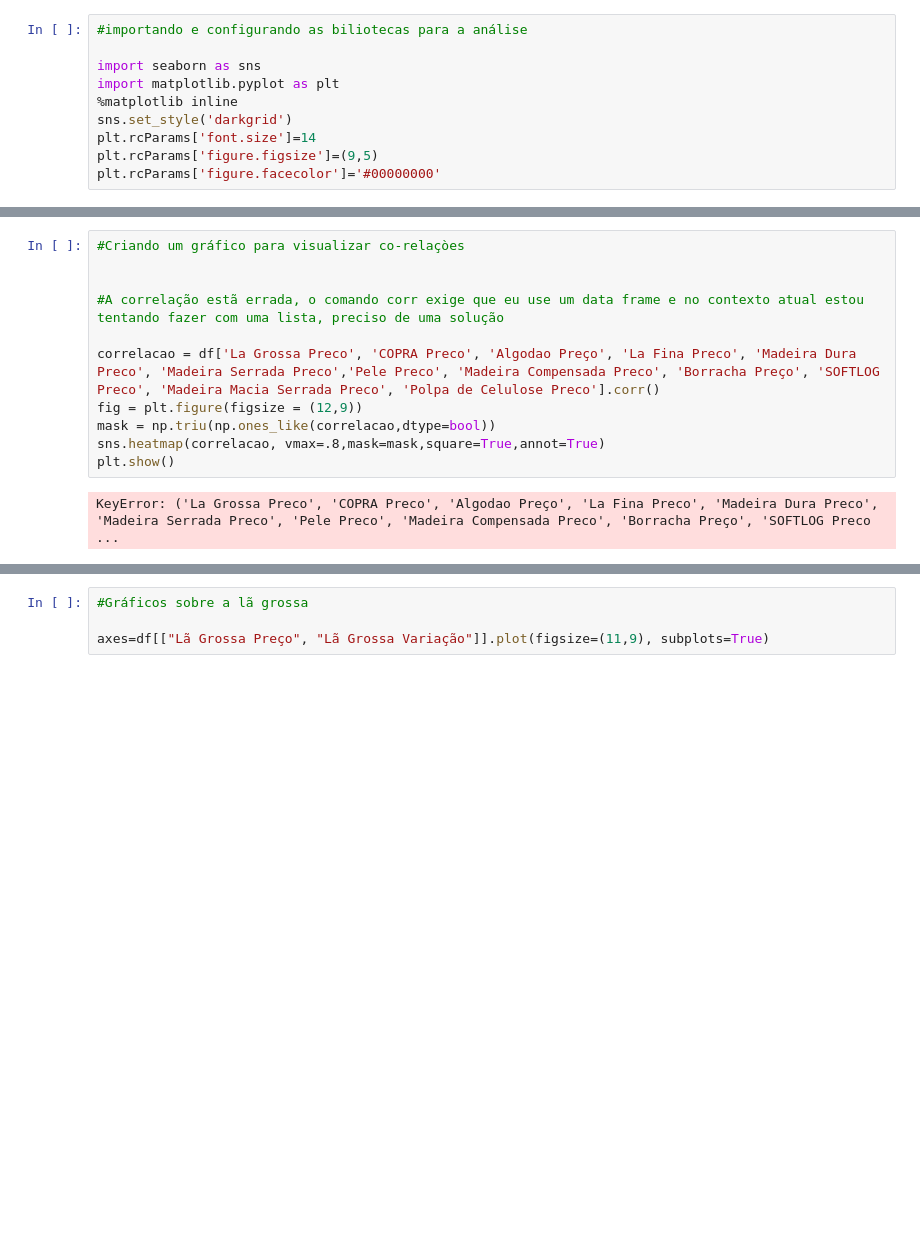
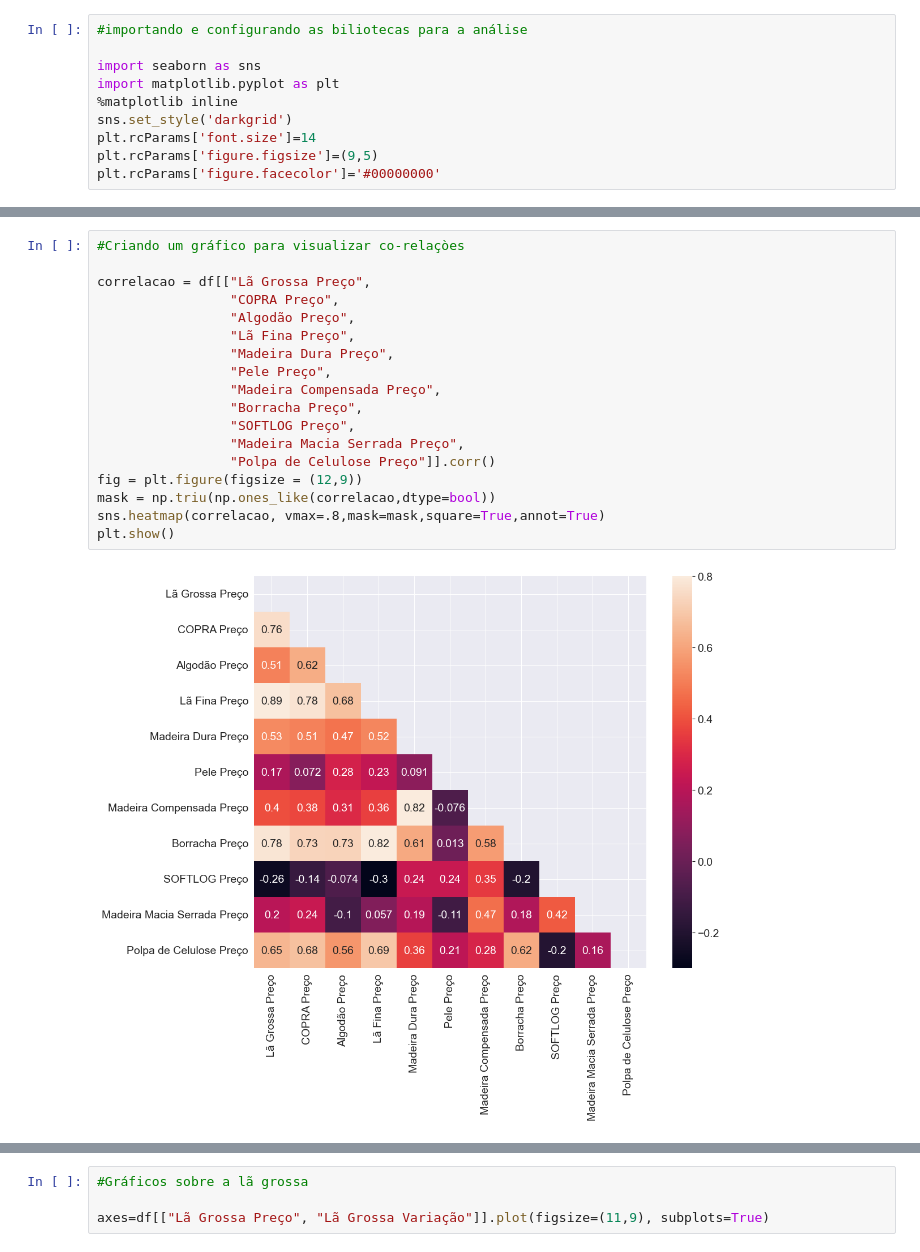
Before and after one commit to silaslva/Projeto_1_Analise-de-dados, a Jupyter notebook: base.ipynb, the cells around one changed output, grey strips where cells are left out. Saved outputs shown, nothing was run; the diff lists cells and outputs as text; blank space fills up the shorter version.

```diff
--- a/base.ipynb
+++ b/base.ipynb
@@ -286,13 +302,20 @@ plt.rcParams.keys()
 # %%
 #Criando um gráfico para visualizar co-relaçòes
 
-
-#A correlação estã errada, o comando corr exige que eu use um data frame e no contexto atual estou tentando fazer com uma lista, preciso de uma solução
-
-correlacao = df['La Grossa Preco', 'COPRA Preco', 'Algodao Preço', 'La Fina Preco', 'Madeira Dura Preco', 'Madeira Serrada Preco','Pele Preco', 'Madeira Compensada Preco', 'Borracha Preço', 'SOFTLOG Preco', 'Madeira Macia Serrada Preco', 'Polpa de Celulose Preco'].corr()
+correlacao = df[["Lã Grossa Preço",
+                 "COPRA Preço",
+                 "Algodão Preço",
+                 "Lã Fina Preço",
+                 "Madeira Dura Preço",
+                 "Pele Preço",
+                 "Madeira Compensada Preço",
+                 "Borracha Preço",
+                 "SOFTLOG Preço",
+                 "Madeira Macia Serrada Preço",
+                 "Polpa de Celulose Preço"]].corr()
 fig = plt.figure(figsize = (12,9))
 mask = np.triu(np.ones_like(correlacao,dtype=bool))
 sns.heatmap(correlacao, vmax=.8,mask=mask,square=True,annot=True)
 plt.show()
 # %% [output]
-KeyError: ('La Grossa Preco', 'COPRA Preco', 'Algodao Preço', 'La Fina Preco', 'Madeira Dura Preco', 'Madeira Serrada Preco', 'Pele Preco', 'Madeira Compensada Preco', 'Borracha Preço', 'SOFTLOG Preco ...
+[figure, added]
```
Also changed, not shown: parts of 11 cells of this notebook.
